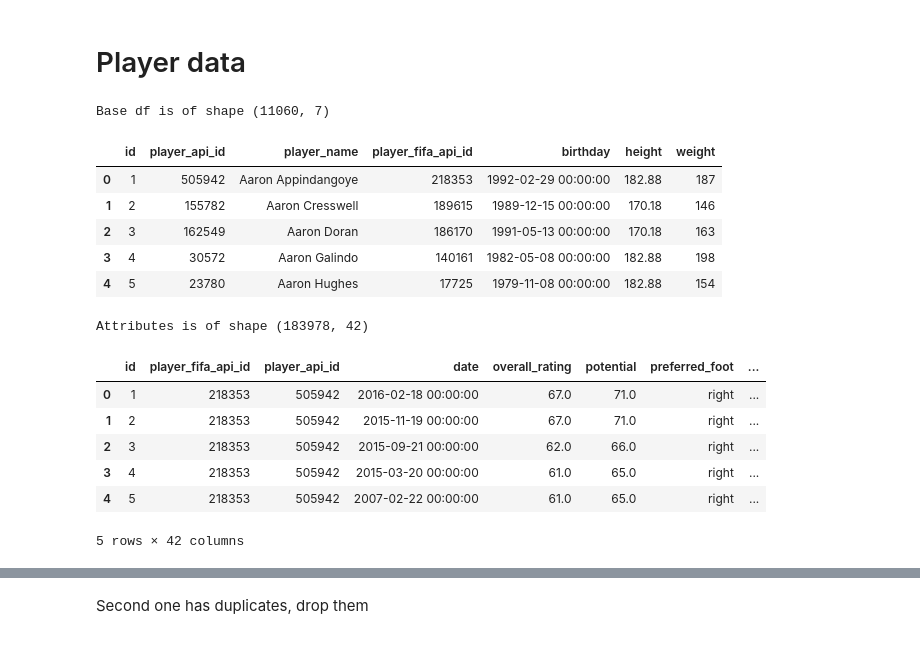
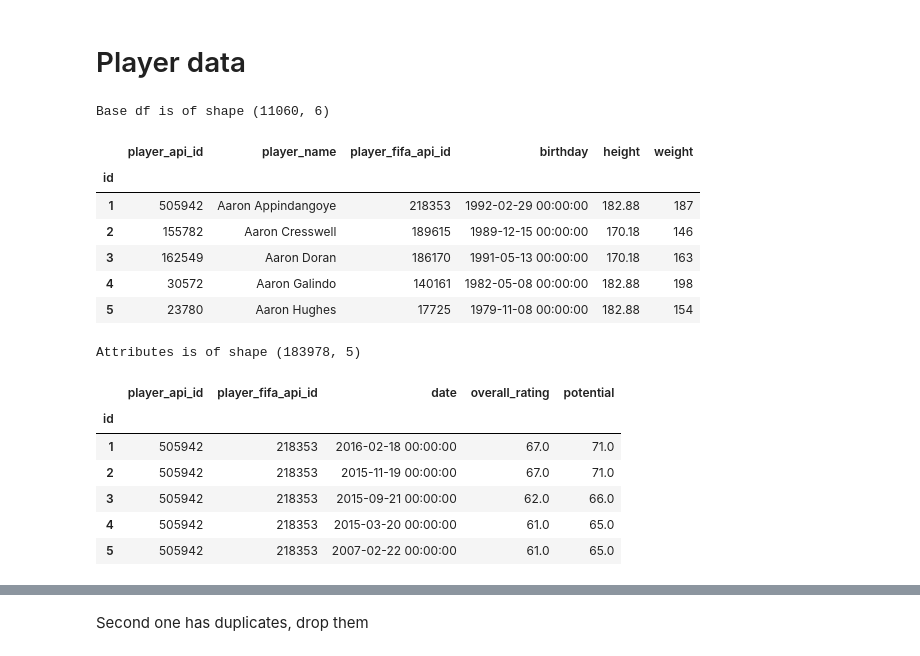
Before and after one commit to aalshabaan/com_480_football, a Jupyter notebook: player_stats.ipynb, the cells around one changed output, grey strips where cells are left out. Drawn from its saved outputs; the diff is of its cells as text; code cells hidden in the pictures.

```diff
--- a/player_stats.ipynb
+++ b/player_stats.ipynb
@@ -8,28 +8,33 @@ import matplotlib.pyplot as plt
 import numpy as np
 # %%
 db = sqlite3.connect('../data/database.sqlite')
-player_df = pd.read_sql_query('SELECT * FROM Player', db)
-player_atts = pd.read_sql_query('SELECT * FROM Player_Attributes', db)
+
+columns_from_attrs = ('id', 'player_api_id', 'player_fifa_api_id', 'date', 'potential')
+
+player_df = pd.read_sql_query('SELECT * FROM Player', db, index_col='id')
+player_atts = pd.read_sql_query('SELECT id, player_api_id, player_fifa_api_id,'
+                                'date, overall_rating, potential  FROM Player_Attributes', db, index_col='id')
 db.close()
 print(f'Base df is of shape {player_df.shape}')
 player_df.head()
 # %% [output]
-Base df is of shape (11060, 7)
+Base df is of shape (11060, 6)
-|  | id | player_api_id | player_name | player_fifa_api_id | birthday | height | weight |
-| 0 | 1 | 505942 | Aaron Appindangoye | 218353 | 1992-02-29 00:00:00 | 182.88 | 187 |
-| 1 | 2 | 155782 | Aaron Cresswell | 189615 | 1989-12-15 00:00:00 | 170.18 | 146 |
-| 2 | 3 | 162549 | Aaron Doran | 186170 | 1991-05-13 00:00:00 | 170.18 | 163 |
-| 3 | 4 | 30572 | Aaron Galindo | 140161 | 1982-05-08 00:00:00 | 182.88 | 198 |
-| 4 | 5 | 23780 | Aaron Hughes | 17725 | 1979-11-08 00:00:00 | 182.88 | 154 |
+|  | player_api_id | player_name | player_fifa_api_id | birthday | height | weight |
+| id |  |  |  |  |  |  |
+| 1 | 505942 | Aaron Appindangoye | 218353 | 1992-02-29 00:00:00 | 182.88 | 187 |
+| 2 | 155782 | Aaron Cresswell | 189615 | 1989-12-15 00:00:00 | 170.18 | 146 |
+| 3 | 162549 | Aaron Doran | 186170 | 1991-05-13 00:00:00 | 170.18 | 163 |
+| 4 | 30572 | Aaron Galindo | 140161 | 1982-05-08 00:00:00 | 182.88 | 198 |
+| 5 | 23780 | Aaron Hughes | 17725 | 1979-11-08 00:00:00 | 182.88 | 154 |
 # %%
 print(f'Attributes is of shape {player_atts.shape}')
 player_atts.head()
 # %% [output]
-Attributes is of shape (183978, 42)
+Attributes is of shape (183978, 5)
-|  | id | player_fifa_api_id | player_api_id | date | overall_rating | potential | preferred_foot | ... |
-| 0 | 1 | 218353 | 505942 | 2016-02-18 00:00:00 | 67.0 | 71.0 | right | ... |
-| 1 | 2 | 218353 | 505942 | 2015-11-19 00:00:00 | 67.0 | 71.0 | right | ... |
-| 2 | 3 | 218353 | 505942 | 2015-09-21 00:00:00 | 62.0 | 66.0 | right | ... |
-| 3 | 4 | 218353 | 505942 | 2015-03-20 00:00:00 | 61.0 | 65.0 | right | ... |
-| 4 | 5 | 218353 | 505942 | 2007-02-22 00:00:00 | 61.0 | 65.0 | right | ... |
+|  | player_api_id | player_fifa_api_id | date | overall_rating | potential |
+| id |  |  |  |  |  |
+| 1 | 505942 | 218353 | 2016-02-18 00:00:00 | 67.0 | 71.0 |
+| 2 | 505942 | 218353 | 2015-11-19 00:00:00 | 67.0 | 71.0 |
+| 3 | 505942 | 218353 | 2015-09-21 00:00:00 | 62.0 | 66.0 |
+| 4 | 505942 | 218353 | 2015-03-20 00:00:00 | 61.0 | 65.0 |
+| 5 | 505942 | 218353 | 2007-02-22 00:00:00 | 61.0 | 65.0 |
-5 rows × 42 columns
```
Also changed, not shown: parts of 4 cells of this notebook.
